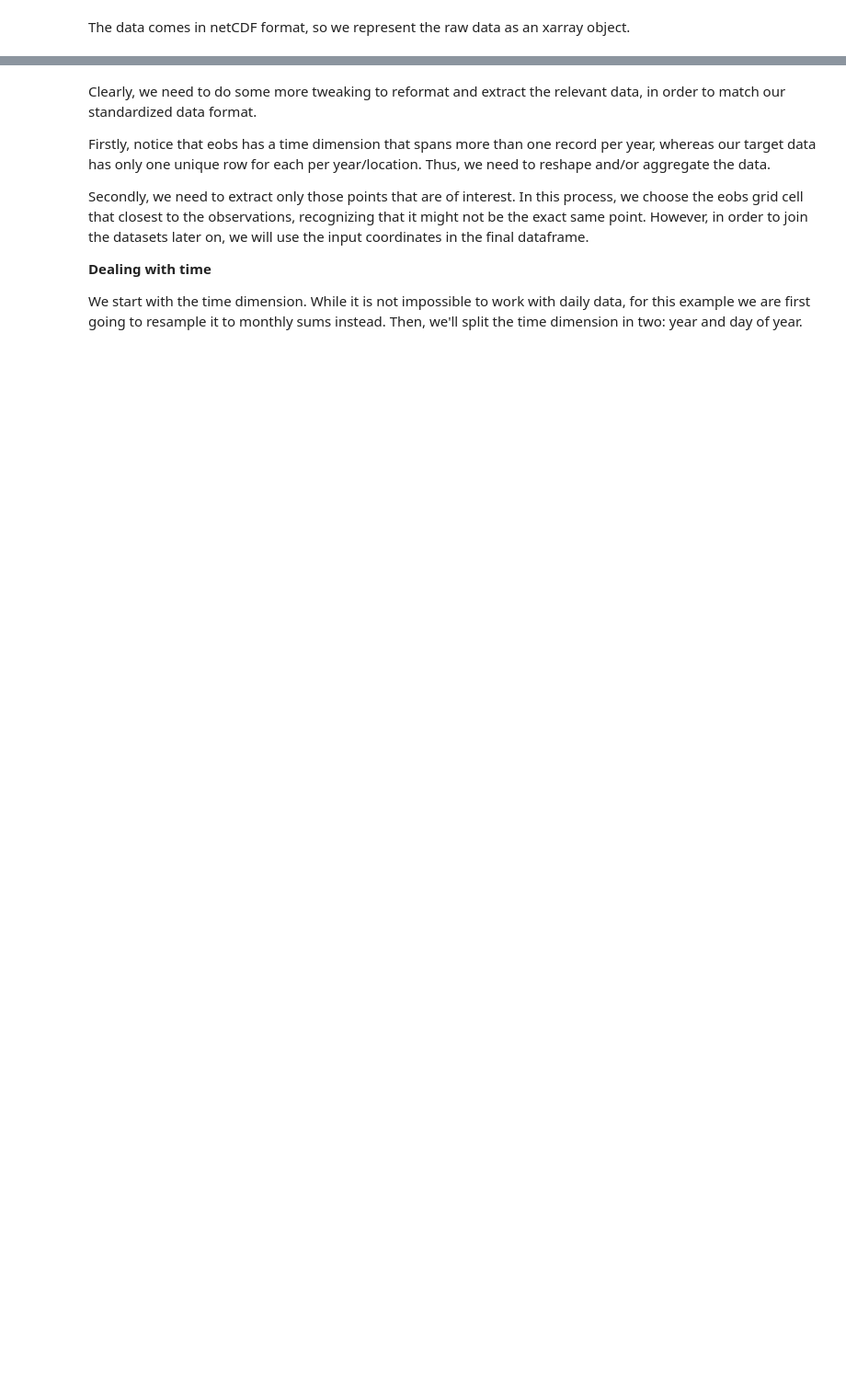
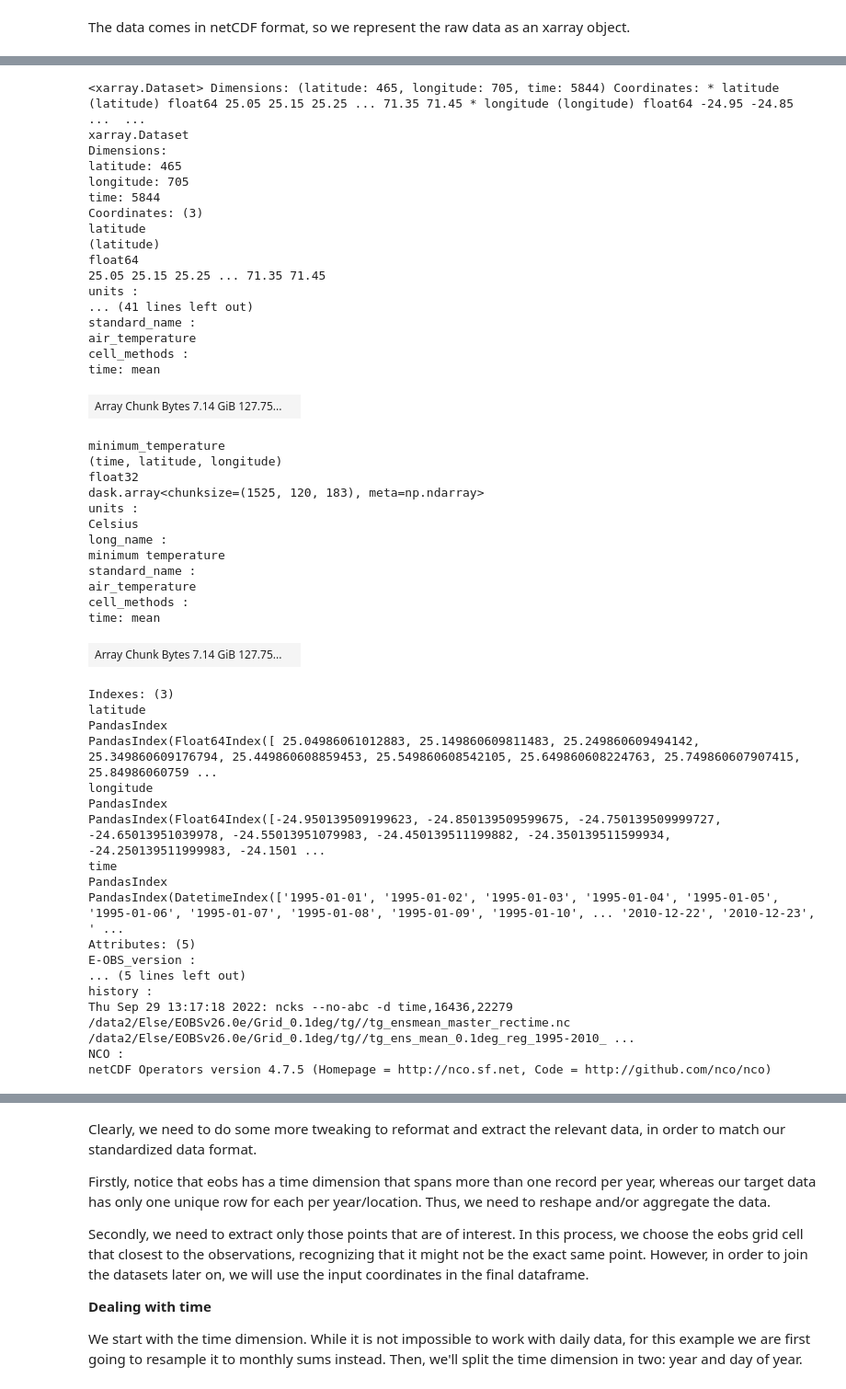
Before and after one commit to phenology/springtime, a Jupyter notebook: data.ipynb, the cells around one changed output, grey strips where cells are left out. Shown at 92% size. Cells and saved outputs as stored; diff of their text form; code cells hidden in the pictures; blank space fills up the shorter version.

Commit message:
Full refactor of eobs load method + update tutorial

```diff
--- a/data.ipynb
+++ b/data.ipynb
@@ -182,7 +131,7 @@ in geopandas format.
 
 We can influence the behaviour of the `load` method to select an area and years of interest, for example. To this end, we need to modify the dataset.
 # %%
-area = {
+germany = {
     "name": "Germany",
     "bbox": [
         5.98865807458,
@@ -191,7 +140,7 @@ area = {
         54.983104153,
     ],
 }
-dataset = PEP725Phenor(species="Syringa vulgaris", years=[2000, 2002], area=area)
+dataset = PEP725Phenor(species="Syringa vulgaris", years=[2000, 2002], area=germany)
 print(dataset)
 df_pep725 = dataset.load()
 df_pep725
@@ -266,7 +215,7 @@ need some predictor variables as well. Here, we will use e-obs.
 # %% [markdown]
 For downloading e-obs we don't make use of an existing library. Instead, we simply download the data files directly from the [source](https://surfobs.climate.copernicus.eu/dataaccess/access_eobs.php).
 # %%
-from springtime.datasets.meteo.eobs import EOBS
+from springtime.datasets import EOBS
 
 ds_eobs = EOBS(
     years=["2000", "2002"],  # pyright: ignore (https://t.ly/gukmj)
@@ -274,6 +223,7 @@ ds_eobs = EOBS(
         "mean_temperature",
         "minimum_temperature",
     ],
+    area=germany,
 )
 print(ds_eobs)
 ds_eobs.download()
@@ -291,6 +249,2 @@ EOBS(
 # %% [markdown]
 The data comes in netCDF format, so we represent the raw data as an xarray object.
-# %%
-# TODO make this raw-load?
-eobs_ds = ds_eobs.load()
-eobs_ds
@@ -345,0 +274,52 @@ netCDF Operators version 4.7.5 (Homepage = http://nco.sf.net, Code = http://gith
+# %%
+ds = ds_eobs.raw_load()
+ds
+# %% [output]
+<xarray.Dataset> Dimensions: (latitude: 465, longitude: 705, time: 5844) Coordinates: * latitude (latitude) float64 25.05 25.15 25.25 ... 71.35 71.45 * longitude (longitude) float64 -24.95 -24.85 ...  ...
+xarray.Dataset
+Dimensions:
+latitude: 465
+longitude: 705
+time: 5844
+Coordinates: (3)
+latitude
+(latitude)
+float64
+25.05 25.15 25.25 ... 71.35 71.45
+units :
+... (41 lines left out)
+standard_name :
+air_temperature
+cell_methods :
+time: mean
+| Array Chunk Bytes 7.14 GiB 127.75... |  |
+minimum_temperature
+(time, latitude, longitude)
+float32
+dask.array<chunksize=(1525, 120, 183), meta=np.ndarray>
+units :
+Celsius
+long_name :
+minimum temperature
+standard_name :
+air_temperature
+cell_methods :
+time: mean
+| Array Chunk Bytes 7.14 GiB 127.75... |  |
+Indexes: (3)
+latitude
+PandasIndex
+PandasIndex(Float64Index([ 25.04986061012883, 25.149860609811483, 25.249860609494142, 25.349860609176794, 25.449860608859453, 25.549860608542105, 25.649860608224763, 25.749860607907415, 25.84986060759 ...
+longitude
+PandasIndex
+PandasIndex(Float64Index([-24.950139509199623, -24.850139509599675, -24.750139509999727, -24.65013951039978, -24.55013951079983, -24.450139511199882, -24.350139511599934, -24.250139511999983, -24.1501 ...
+time
+PandasIndex
+PandasIndex(DatetimeIndex(['1995-01-01', '1995-01-02', '1995-01-03', '1995-01-04', '1995-01-05', '1995-01-06', '1995-01-07', '1995-01-08', '1995-01-09', '1995-01-10', ... '2010-12-22', '2010-12-23', ' ...
+Attributes: (5)
+E-OBS_version :
+... (5 lines left out)
+history :
+Thu Sep 29 13:17:18 2022: ncks --no-abc -d time,16436,22279 /data2/Else/EOBSv26.0e/Grid_0.1deg/tg//tg_ensmean_master_rectime.nc /data2/Else/EOBSv26.0e/Grid_0.1deg/tg//tg_ens_mean_0.1deg_reg_1995-2010_ ...
+NCO :
+netCDF Operators version 4.7.5 (Homepage = http://nco.sf.net, Code = http://github.com/nco/nco)
```
Also changed, not shown: parts of 33 cells of this notebook, 4 other files.
